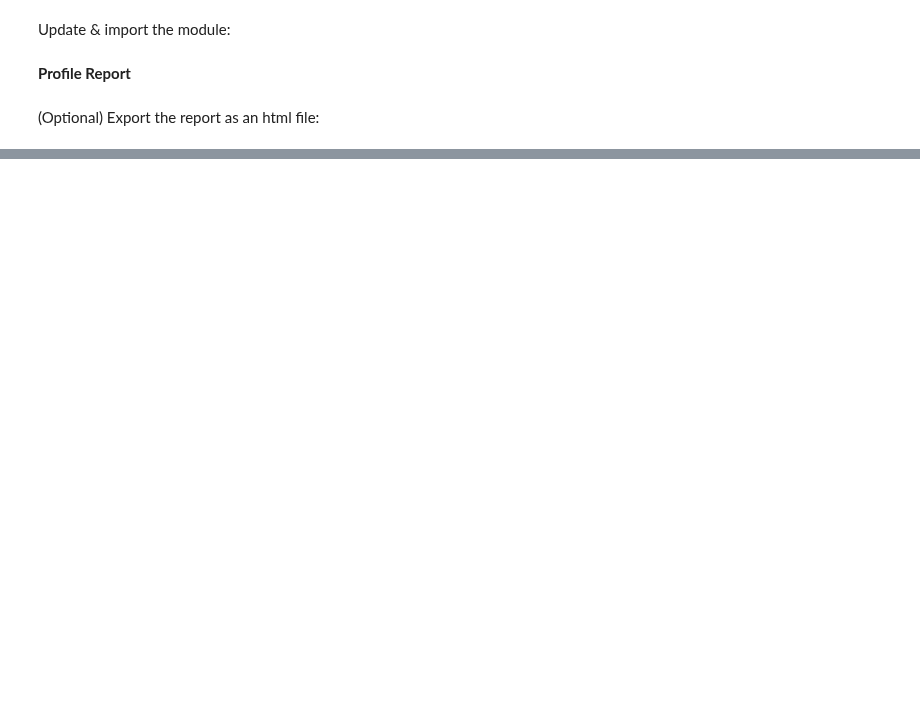
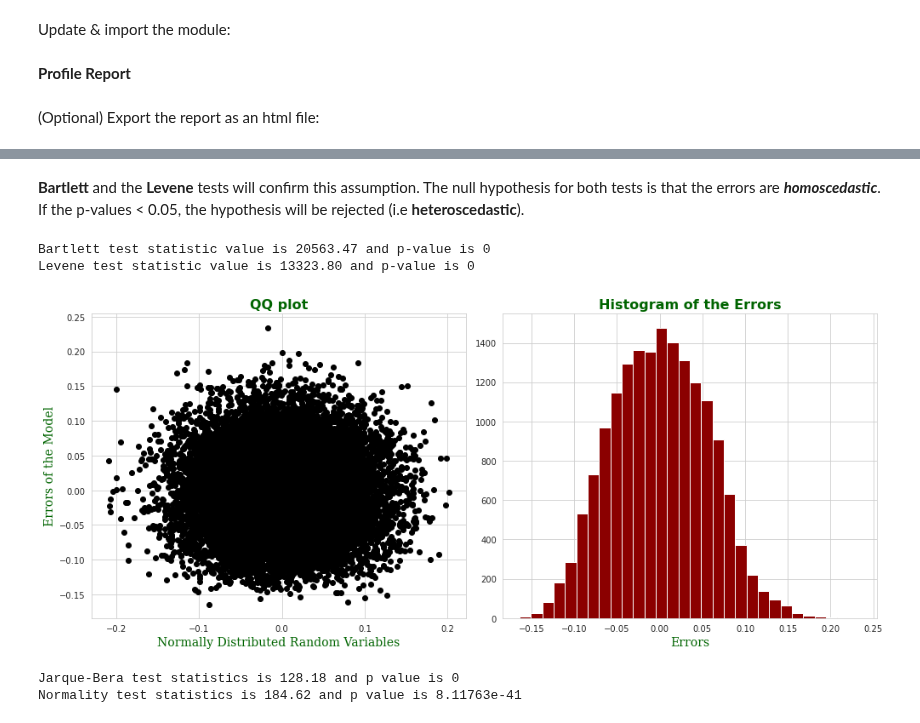
Before and after one commit to gulmert89/bootcamp_files, a Jupyter notebook: burning_out.ipynb, the cells around one changed output, grey strips where cells are left out. Drawn from its saved outputs; the diff is of its cells as text; code cells hidden in the pictures; blank space fills up the shorter version.

```diff
--- a/burning_out.ipynb
+++ b/burning_out.ipynb
@@ -476,0 +582,49 @@ Update & import the module:
+# %% [markdown]
+**Bartlett** and the **Levene** tests will confirm this assumption. The null hypothesis for both tests is that the errors are ***homoscedastic***.<br>If the p-values < 0.05, the hypothesis will be rejected (i.e **heteroscedastic**).
+# %%
+from scipy.stats import bartlett
+from scipy.stats import levene
+
+bart_stats = bartlett(predict, errors)
+lev_stats = levene(predict, errors)
+
+print("Bartlett test statistic value is {0:.2f} \
+and p-value is {1:.3g}".format(bart_stats[0], bart_stats[1]))
+print("Levene test statistic value is {0:.2f} \
+and p-value is {1:.3g}".format(lev_stats[0], lev_stats[1]))
+# %% [output]
+Bartlett test statistic value is 20563.47 and p-value is 0
+Levene test statistic value is 13323.80 and p-value is 0
+# %%
+# Assumption: Features shouldn't be correlated with the errors
+rand_nums = np.random.normal(np.mean(errors), np.std(errors), len(errors))
+
+plt.figure(figsize=(14,6))
+
+plt.subplot(1,2,1)
+plt.scatter(rand_nums, errors, color="k")
+plt.xlabel("Normally Distributed Random Variables", fontdict = axis_font)
+plt.ylabel("Errors of the Model", fontdict = axis_font)
+plt.title("QQ plot", fontdict = title_font)
+
+plt.subplot(1,2,2)
+plt.hist(errors, bins=30, color="darkred")
+plt.xlabel("Errors", fontdict = axis_font)
+plt.title("Histogram of the Errors", fontdict = title_font)
+
+plt.tight_layout()
+plt.show()
+# %% [output]
+[figure, added]
+# %%
+from scipy.stats import jarque_bera
+from scipy.stats import normaltest
+jb_stats = jarque_bera(errors)
+norm_stats = normaltest(errors)
+
+print("Jarque-Bera test statistics is {0:.2f} and p value is {1:.5g}".format(jb_stats[0], jb_stats[1]))
+print("Normality test statistics is {0:.2f} and p value is {1:5g}".format(norm_stats[0], norm_stats[1]))
+# We will see that the errors are not normally distributed as well.
+# %% [output]
+Jarque-Bera test statistics is 128.18 and p value is 0
+Normality test statistics is 184.62 and p value is 8.11763e-41
```
Also changed, not shown: parts of 17 cells of this notebook.
